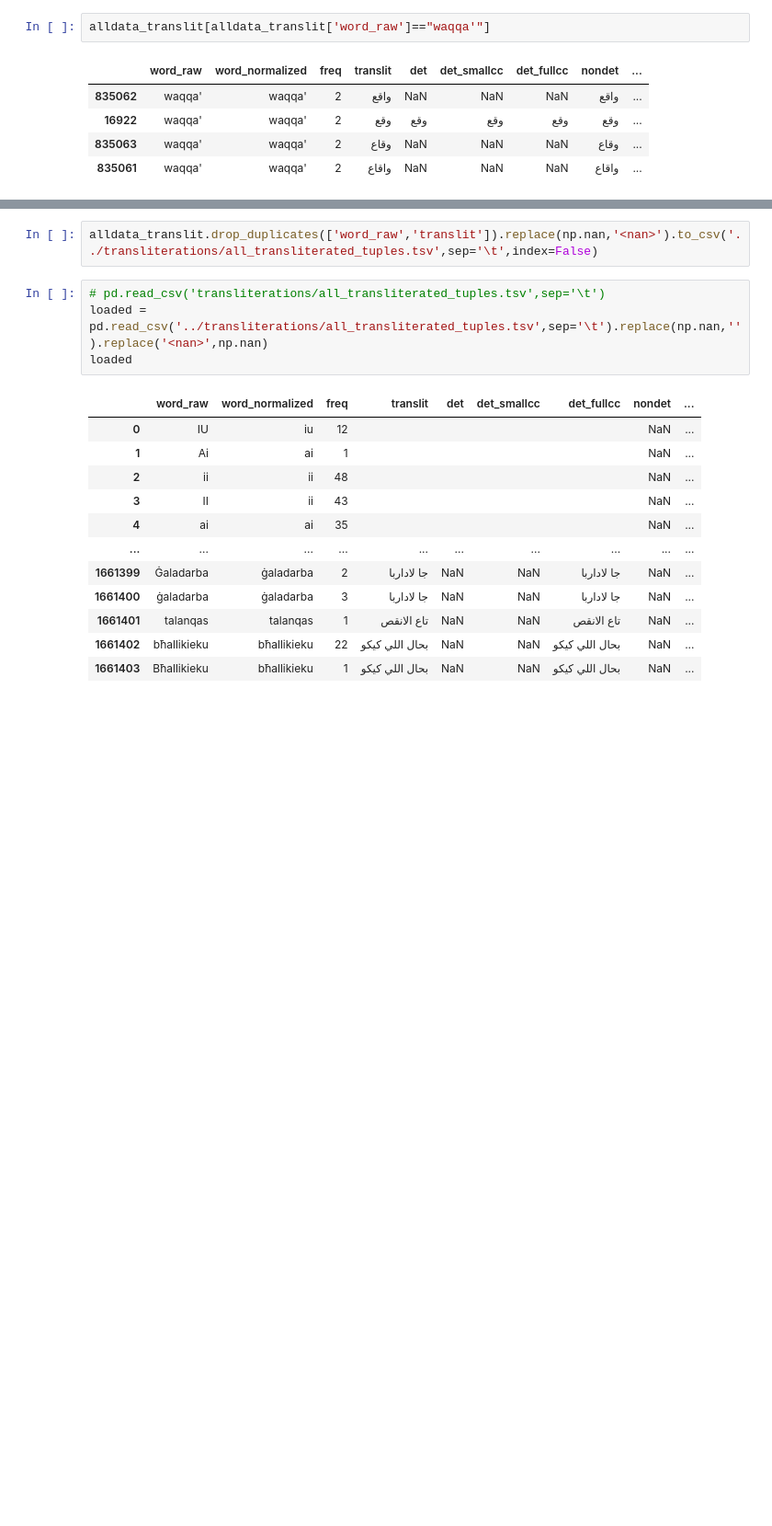
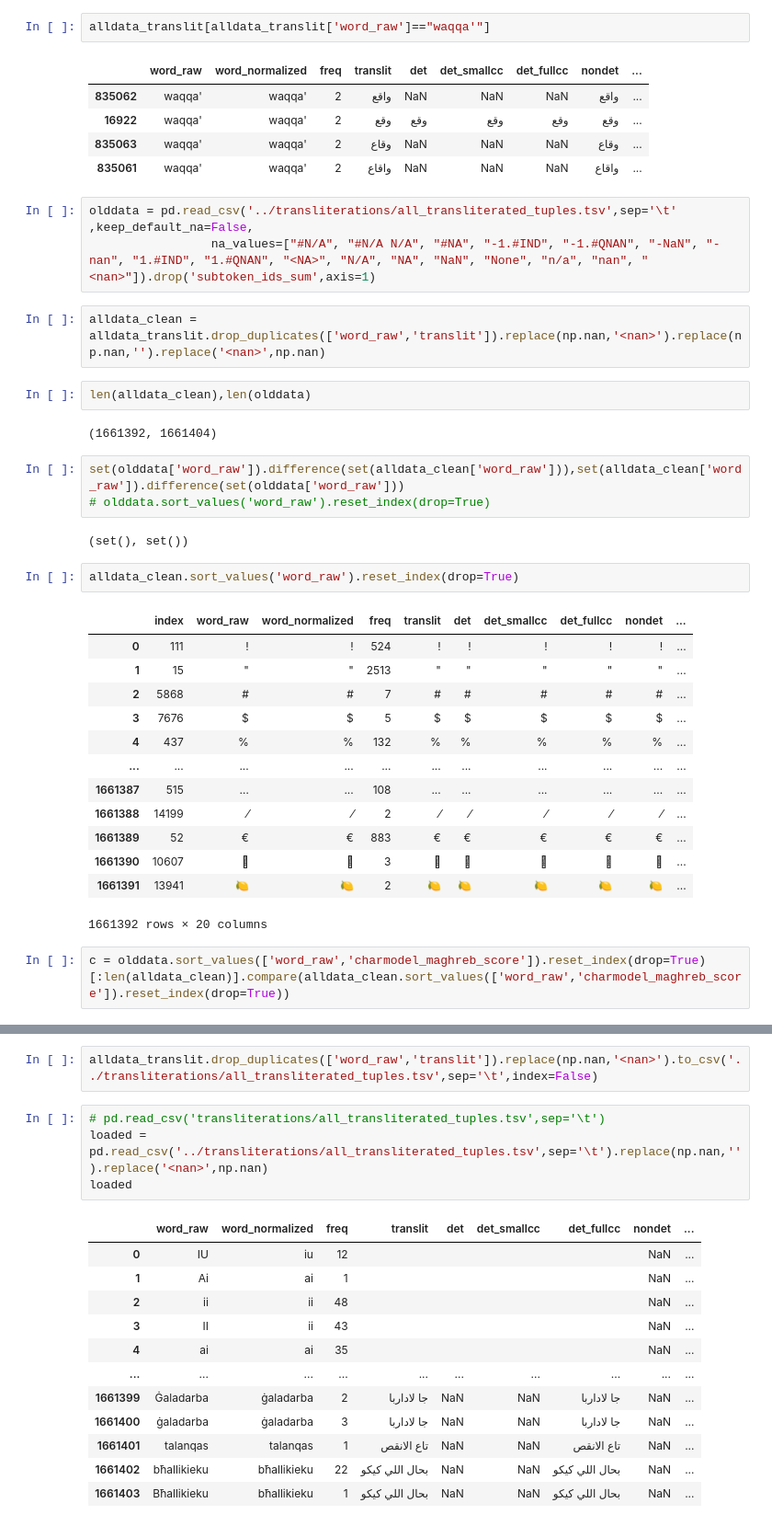
Before and after one commit to MLRS/malti, a Jupyter notebook: malti2arabi_fst.ipynb, the cells around one changed output, grey strips where cells are left out. Shown: that part at 92% size. Drawn from its saved outputs; the diff is of its cells as text; blank space fills up the shorter version.

```diff
--- a/malti2arabi_fst.ipynb
+++ b/malti2arabi_fst.ipynb
@@ -54,3 +71,35 @@ alldata_translit[alldata_translit['word_raw']=="waqqa'"]
 | 16922 | waqqa' | waqqa' | 2 | وقع | وقع | وقع | وقع | وقع | ... |
 | 835063 | waqqa' | waqqa' | 2 | وقاع | NaN | NaN | NaN | وقاع | ... |
 | 835061 | waqqa' | waqqa' | 2 | واقاع | NaN | NaN | NaN | واقاع | ... |
+# %%
+olddata = pd.read_csv('../transliterations/all_transliterated_tuples.tsv',sep='\t' ,keep_default_na=False,
+                 na_values=["#N/A", "#N/A N/A", "#NA", "-1.#IND", "-1.#QNAN", "-NaN", "-nan", "1.#IND", "1.#QNAN", "<NA>", "N/A", "NA", "NaN", "None", "n/a", "nan", "<nan>"]).drop('subtoken_ids_sum',axis=1)
+# %%
+alldata_clean = alldata_translit.drop_duplicates(['word_raw','translit']).replace(np.nan,'<nan>').replace(np.nan,'').replace('<nan>',np.nan)
+# %%
+len(alldata_clean),len(olddata)
+# %% [output]
+(1661392, 1661404)
+# %%
+set(olddata['word_raw']).difference(set(alldata_clean['word_raw'])),set(alldata_clean['word_raw']).difference(set(olddata['word_raw']))
+# olddata.sort_values('word_raw').reset_index(drop=True)
+# %% [output]
+(set(), set())
+# %%
+alldata_clean.sort_values('word_raw').reset_index(drop=True)
+# %% [output]
+|  | index | word_raw | word_normalized | freq | translit | det | det_smallcc | det_fullcc | nondet | ... |
+| 0 | 111 | ! | ! | 524 | ! | ! | ! | ! | ! | ... |
+| 1 | 15 | " | " | 2513 | " | " | " | " | " | ... |
+| 2 | 5868 | # | # | 7 | # | # | # | # | # | ... |
+| 3 | 7676 | $ | $ | 5 | $ | $ | $ | $ | $ | ... |
+| 4 | 437 | % | % | 132 | % | % | % | % | % | ... |
+| ... | ... | ... | ... | ... | ... | ... | ... | ... | ... | ... |
+| 1661387 | 515 | … | ... | 108 | ... | ... | ... | ... | ... | ... |
+| 1661388 | 14199 | ⁄ | ⁄ | 2 | ⁄ | ⁄ | ⁄ | ⁄ | ⁄ | ... |
+| 1661389 | 52 | € | € | 883 | € | € | € | € | € | ... |
+| 1661390 | 10607 |  |  | 3 |  |  |  |  |  | ... |
+| 1661391 | 13941 | 🍋 | 🍋 | 2 | 🍋 | 🍋 | 🍋 | 🍋 | 🍋 | ... |
+1661392 rows × 20 columns
+# %%
+c = olddata.sort_values(['word_raw','charmodel_maghreb_score']).reset_index(drop=True)[:len(alldata_clean)].compare(alldata_clean.sort_values(['word_raw','charmodel_maghreb_score']).reset_index(drop=True))
```
Also changed, not shown: parts of 6 cells of this notebook, 2 other files.
